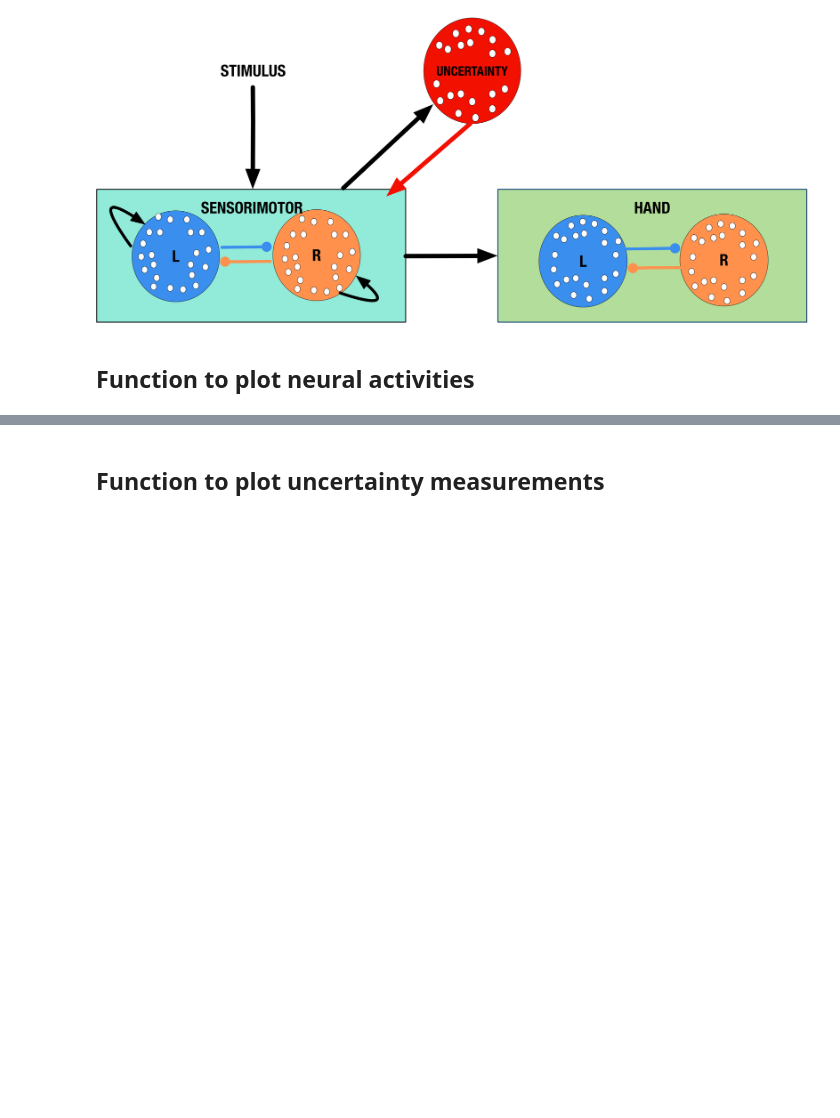
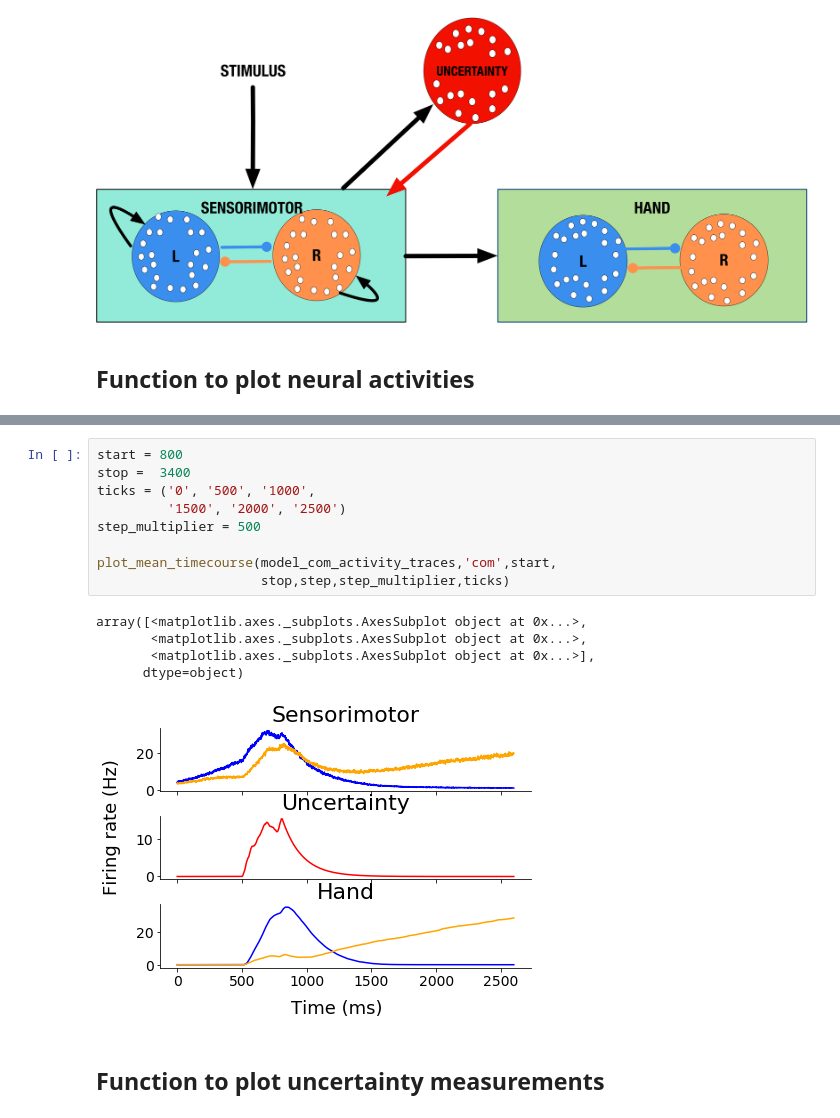
Before and after one commit to nidstigator/com_fixed_duration, a Jupyter notebook: plotting_code/notebooks/modelling_results.ipynb, the cells around one changed output, grey strips where cells are left out. Drawn from its saved outputs; the diff is of its cells as text; blank space fills up the shorter version.

```diff
--- a/plotting_code/notebooks/modelling_results.ipynb
+++ b/plotting_code/notebooks/modelling_results.ipynb
@@ -105,3 +125,18 @@ plot_mean_timecourse(model_com_activity_traces,'com')
+# %%
+start = 800
+stop =  3400
+ticks = ('0', '500', '1000',
+         '1500', '2000', '2500')
+step_multiplier = 500
+
+plot_mean_timecourse(model_com_activity_traces,'com',start,
+                     stop,step,step_multiplier,ticks)
+# %% [output]
+array([<matplotlib.axes._subplots.AxesSubplot object at 0x...>,
+       <matplotlib.axes._subplots.AxesSubplot object at 0x...>,
+       <matplotlib.axes._subplots.AxesSubplot object at 0x...>],
+      dtype=object)
+[figure, added]
 # %% [markdown]
 ## Function to plot uncertainty measurements
 # %%
```
Also changed, not shown: parts of 12 cells of this notebook, 9 other files.
